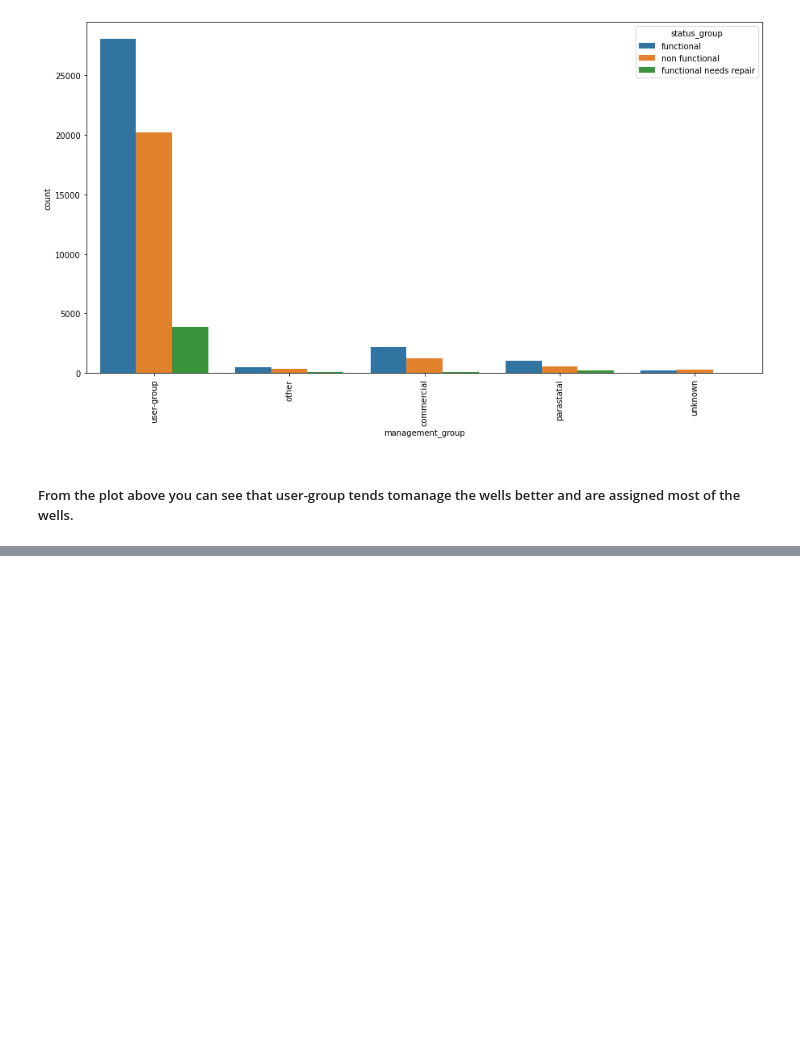
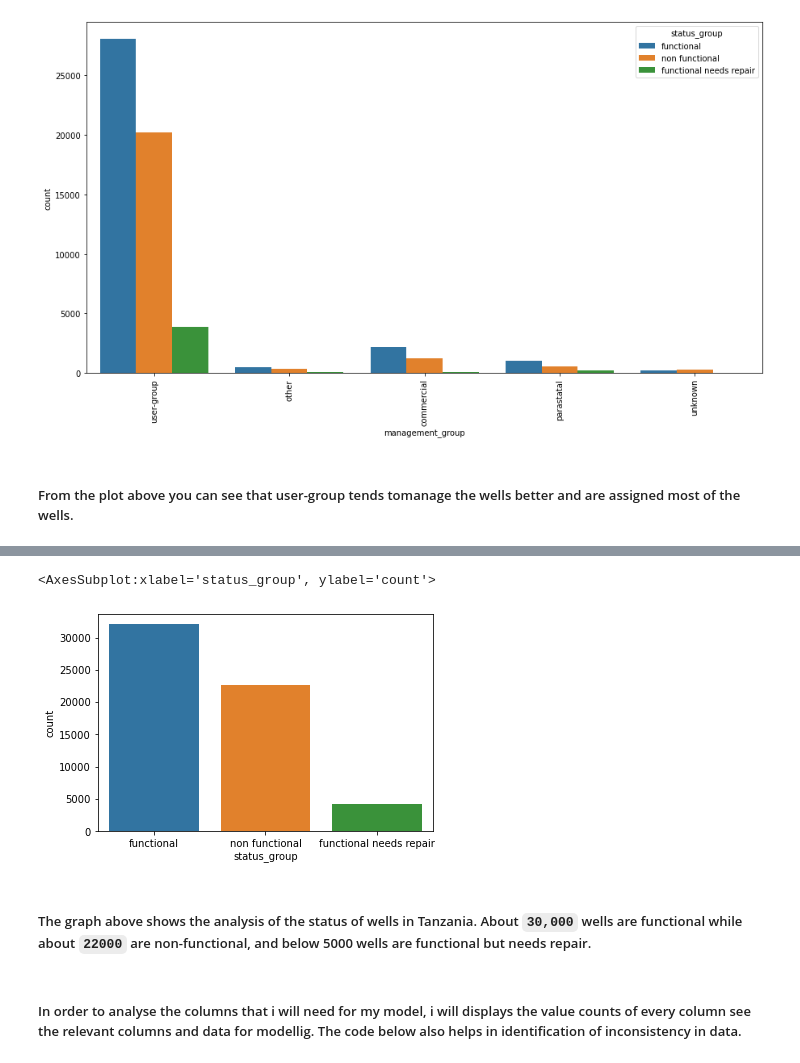
Before and after one commit to waitipeter/TANZANIA-WATER-WELLS-PROJECT, a Jupyter notebook: TanzaniaWaterWells (4).ipynb, the cells around one changed output, grey strips where cells are left out. Drawn from its saved outputs; the diff is of its cells as text; code cells hidden in the pictures; blank space fills up the shorter version.

```diff
--- a/TanzaniaWaterWells (4).ipynb
+++ b/TanzaniaWaterWells (4).ipynb
@@ -349,0 +418,9 @@ count_plot("management_group")
+# %%
+sns.countplot(df['status_group'])
+# %% [output]
+<AxesSubplot:xlabel='status_group', ylabel='count'>
+[figure, added]
+# %% [markdown]
+##### The graph above shows the analysis of the status of wells in Tanzania. About `30,000` wells are functional while about `22000` are non-functional, and below 5000 wells are functional but needs repair.
+# %% [markdown]
+#####   In order to analyse the columns that i will need for my model, i will displays the value counts of every column see the relevant columns and data for modellig. The code below also helps in identification of inconsistency in data.
```
Also changed, not shown: parts of 38 cells of this notebook, 1 other file.
